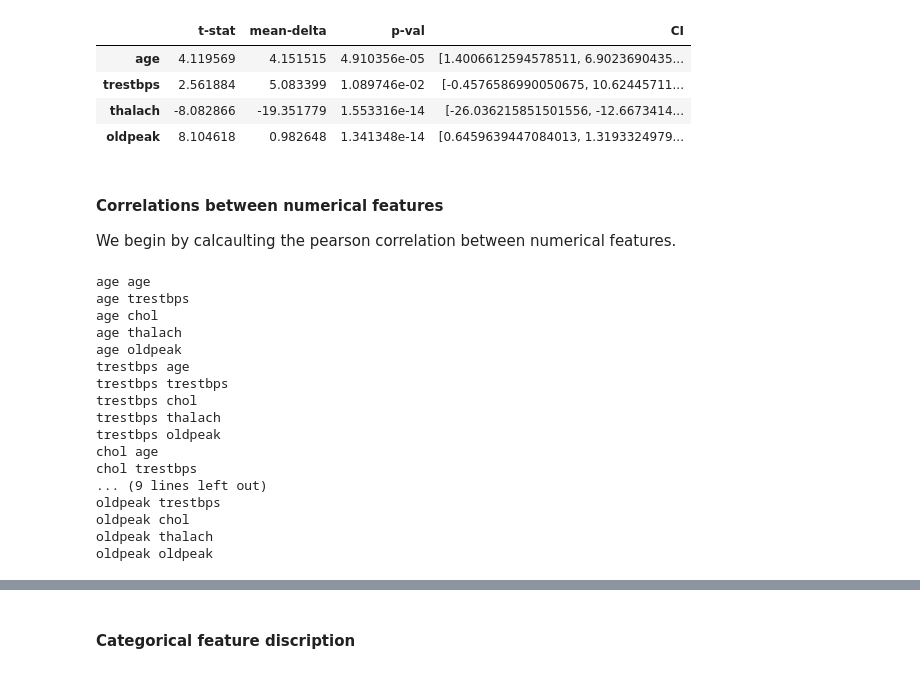
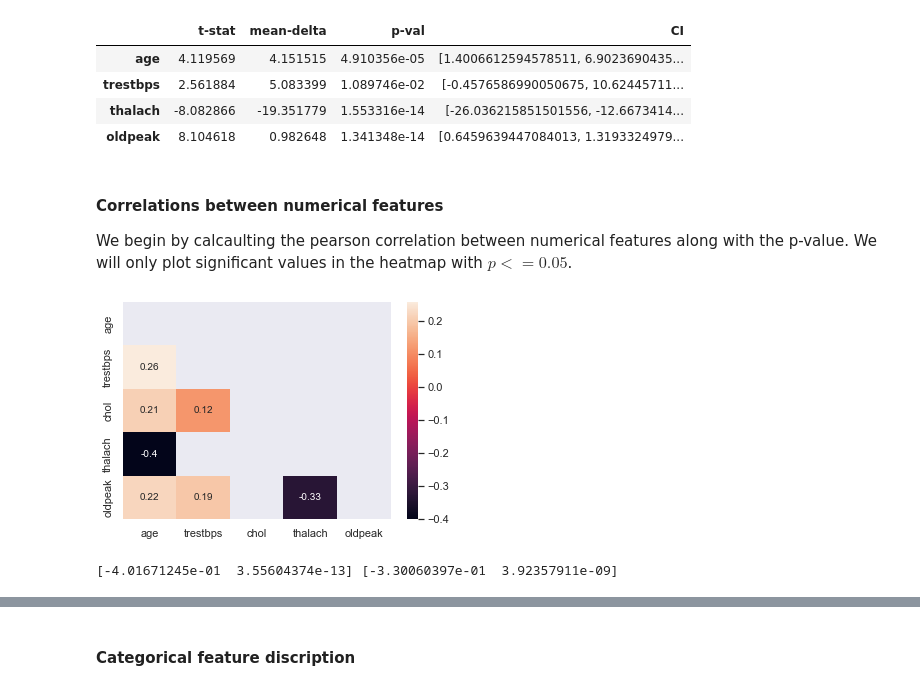
Before and after one commit to barboym/hw_statistics_runi, a Jupyter notebook: HW3/HW3.ipynb, the cells around one changed output, grey strips where cells are left out. Cells and saved outputs as stored; diff of their text form; code cells hidden in the pictures.

```diff
--- a/HW3/HW3.ipynb
+++ b/HW3/HW3.ipynb
@@ -408,28 +408,23 @@ numeric_significants
 | oldpeak | 8.104618 | 0.982648 | 1.341348e-14 | [0.6459639447084013, 1.3193324979... |
 # %% [markdown]
 #### Correlations between numerical features
-We begin by calcaulting the pearson correlation between numerical features.
+We begin by calcaulting the pearson correlation between numerical features along with the p-value. We will only plot significant values in the heatmap with $p<=0.05$.
-# %%
-n = len(numeric_features)
-numeric_corr = pd.DataFrame(columns = ['feature2','mean-delta', 'p-val', 'CI'])
-
-for f1, f2 in [(f1, f2) for f1 in DF[numeric_features].columns for f2 in DF[numeric_features].columns]:
-    if f1 != f2:
-# %% [output]
-age age
-age trestbps
-age chol
-age thalach
-age oldpeak
-trestbps age
-trestbps trestbps
-trestbps chol
-trestbps thalach
-trestbps oldpeak
-chol age
-chol trestbps
-... (9 lines left out)
-oldpeak trestbps
-oldpeak chol
-oldpeak thalach
-oldpeak oldpeak
+# %%
+n = len(numeric_features)
+numeric_corr = np.zeros([n, n, 2])
+
+for i, j in [(i, j) for i in range(n) for j in range(n)]:
+    #if i != j:
+        numeric_corr[i,j,:] = st.pearsonr(DF[numeric_features[i]],DF[numeric_features[j]]) #rho, p-val
+
+mask = np.tril(np.ones([n,n]),-1).astype(bool) * (numeric_corr[:,:,1] <= 0.05)
+
+sns.heatmap(numeric_corr[:,:,0], annot = numeric_corr[:,:,0], mask = ~mask,
+           xticklabels = numeric_features,
+           yticklabels = numeric_features);
+# %% [output]
+[figure, added]
+# %%
+print(numeric_corr[3,0], numeric_corr[4,3])
+# %% [output]
+[-4.01671245e-01  3.55604374e-13] [-3.30060397e-01  3.92357911e-09]
```
Also changed, not shown: parts of 7 cells of this notebook.
